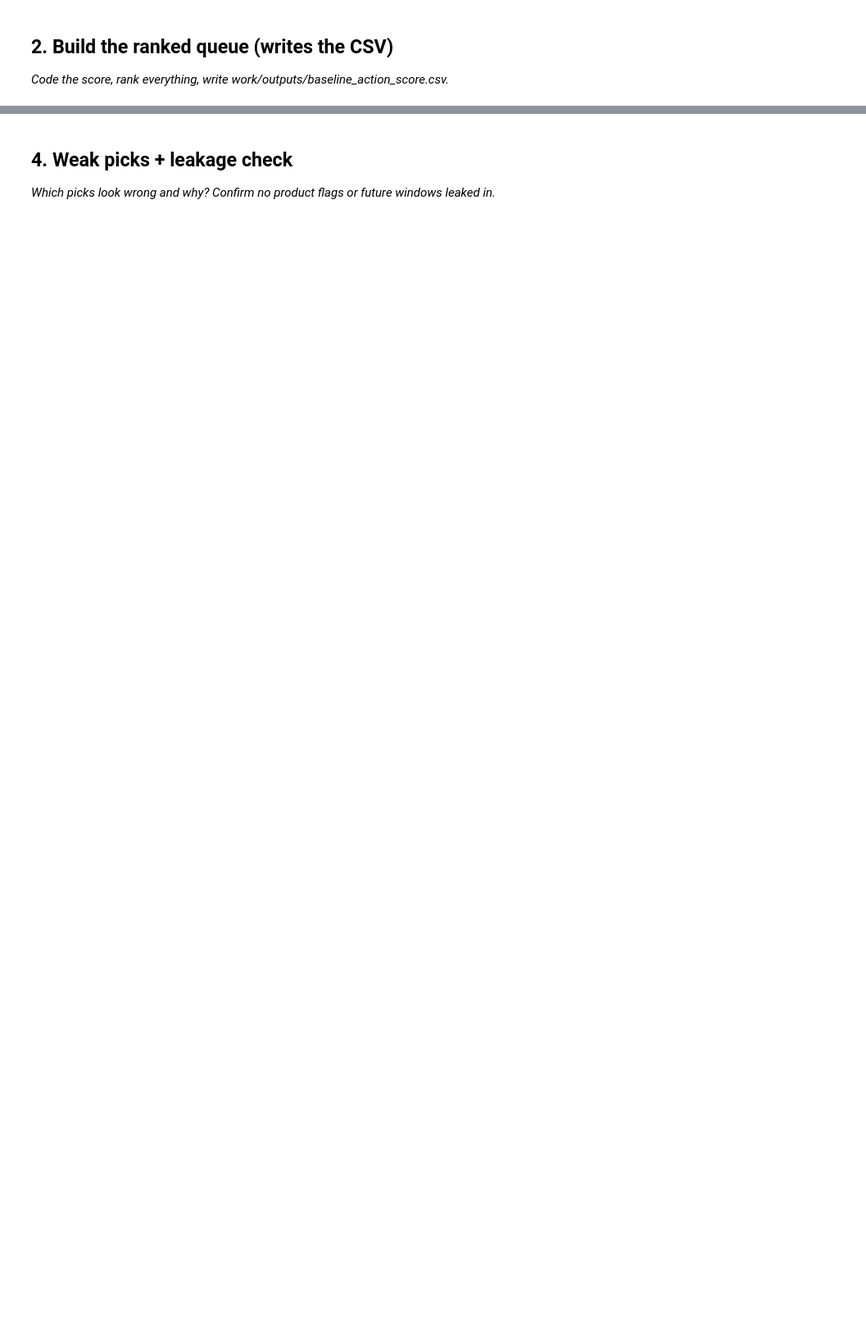
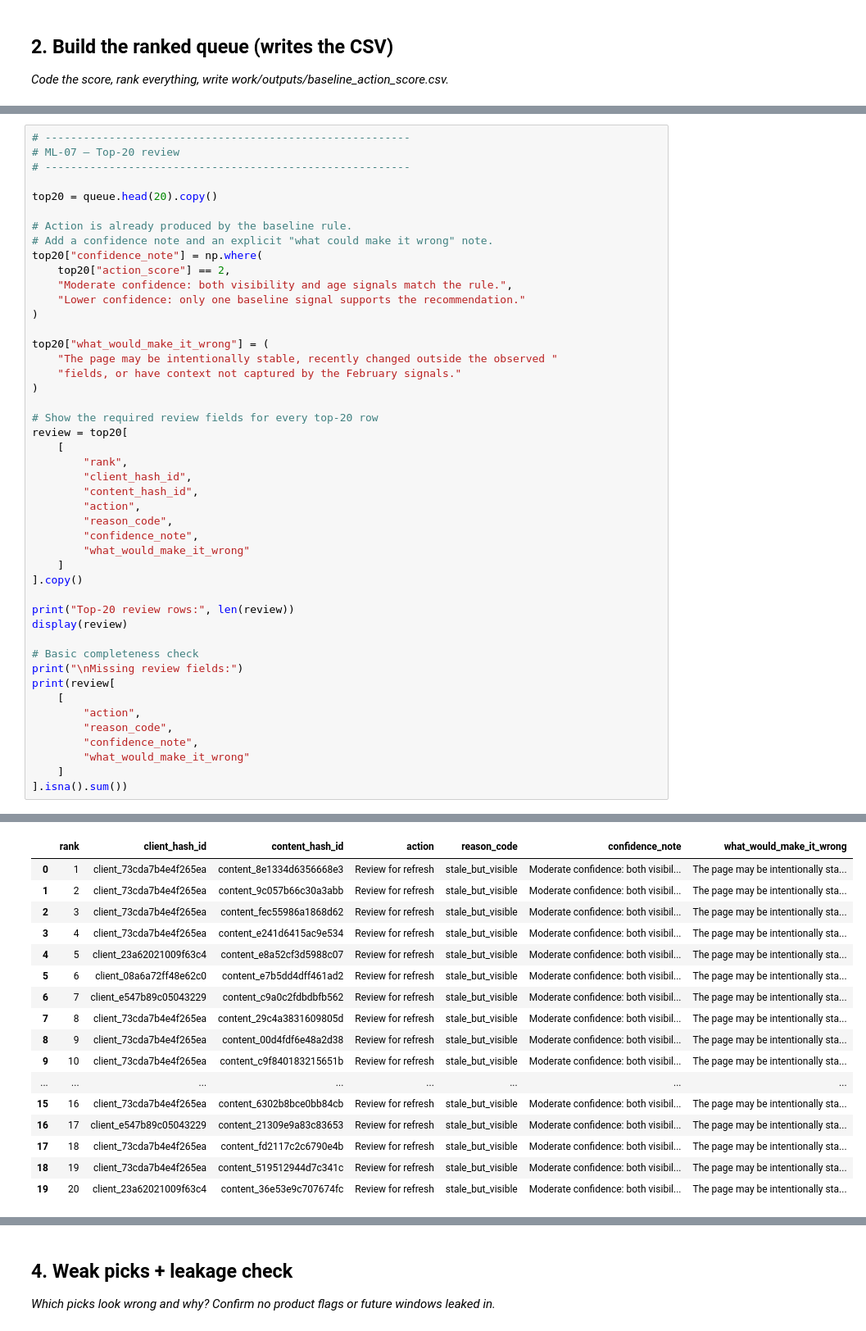
Before and after one commit to Lokeshtiwari723/Proto-ex, a Jupyter notebook: work/notebooks/w04_baseline_score.ipynb, the cells around one changed output, grey strips where cells are left out. Shown at 82% size. Saved outputs shown, nothing was run; the diff lists cells and outputs as text; blank space fills up the shorter version.

Commit message:
Complete ML-07 baseline action score and top-20 review

```diff
--- a/work/notebooks/w04_baseline_score.ipynb
+++ b/work/notebooks/w04_baseline_score.ipynb
@@ -29,0 +443,47 @@ This skeleton is yours to fill. Work the sections **in order** — each one has
+# %%
+# ---------------------------------------------------------
+# ML-07 — Top-20 review
+# ---------------------------------------------------------
+
+top20 = queue.head(20).copy()
+
+# Action is already produced by the baseline rule.
+# Add a confidence note and an explicit "what could make it wrong" note.
+top20["confidence_note"] = np.where(
+    top20["action_score"] == 2,
+    "Moderate confidence: both visibility and age signals match the rule.",
+    "Lower confidence: only one baseline signal supports the recommendation."
+)
+
+top20["what_would_make_it_wrong"] = (
+    "The page may be intentionally stable, recently changed outside the observed "
+    "fields, or have context not captured by the February signals."
+)
+
+# Show the required review fields for every top-20 row
+review = top20[
+    [
+        "rank",
+        "client_hash_id",
+        "content_hash_id",
+        "action",
+        "reason_code",
+        "confidence_note",
+        "what_would_make_it_wrong"
+    ]
+].copy()
+
+print("Top-20 review rows:", len(review))
+display(review)
+
+# Basic completeness check
+print("\nMissing review fields:")
+print(review[
+    [
+        "action",
+        "reason_code",
+        "confidence_note",
+        "what_would_make_it_wrong"
+    ]
+].isna().sum())
+# %% [output]
@@ -29,0 +491,17 @@ This skeleton is yours to fill. Work the sections **in order** — each one has
+|  | rank | client_hash_id | content_hash_id | action | reason_code | confidence_note | what_would_make_it_wrong |
+| 0 | 1 | client_73cda7b4e4f265ea | content_8e1334d6356668e3 | Review for refresh | stale_but_visible | Moderate confidence: both visibil... | The page may be intentionally sta... |
+| 1 | 2 | client_73cda7b4e4f265ea | content_9c057b66c30a3abb | Review for refresh | stale_but_visible | Moderate confidence: both visibil... | The page may be intentionally sta... |
+| 2 | 3 | client_73cda7b4e4f265ea | content_fec55986a1868d62 | Review for refresh | stale_but_visible | Moderate confidence: both visibil... | The page may be intentionally sta... |
+| 3 | 4 | client_73cda7b4e4f265ea | content_e241d6415ac9e534 | Review for refresh | stale_but_visible | Moderate confidence: both visibil... | The page may be intentionally sta... |
+| 4 | 5 | client_23a62021009f63c4 | content_e8a52cf3d5988c07 | Review for refresh | stale_but_visible | Moderate confidence: both visibil... | The page may be intentionally sta... |
+| 5 | 6 | client_08a6a72ff48e62c0 | content_e7b5dd4dff461ad2 | Review for refresh | stale_but_visible | Moderate confidence: both visibil... | The page may be intentionally sta... |
+| 6 | 7 | client_e547b89c05043229 | content_c9a0c2fdbdbfb562 | Review for refresh | stale_but_visible | Moderate confidence: both visibil... | The page may be intentionally sta... |
+| 7 | 8 | client_73cda7b4e4f265ea | content_29c4a3831609805d | Review for refresh | stale_but_visible | Moderate confidence: both visibil... | The page may be intentionally sta... |
+| 8 | 9 | client_73cda7b4e4f265ea | content_00d4fdf6e48a2d38 | Review for refresh | stale_but_visible | Moderate confidence: both visibil... | The page may be intentionally sta... |
+| 9 | 10 | client_73cda7b4e4f265ea | content_c9f840183215651b | Review for refresh | stale_but_visible | Moderate confidence: both visibil... | The page may be intentionally sta... |
+| ... | ... | ... | ... | ... | ... | ... | ... |
+| 15 | 16 | client_73cda7b4e4f265ea | content_6302b8bce0bb84cb | Review for refresh | stale_but_visible | Moderate confidence: both visibil... | The page may be intentionally sta... |
+| 16 | 17 | client_e547b89c05043229 | content_21309e9a83c83653 | Review for refresh | stale_but_visible | Moderate confidence: both visibil... | The page may be intentionally sta... |
+| 17 | 18 | client_73cda7b4e4f265ea | content_fd2117c2c6790e4b | Review for refresh | stale_but_visible | Moderate confidence: both visibil... | The page may be intentionally sta... |
+| 18 | 19 | client_73cda7b4e4f265ea | content_519512944d7c341c | Review for refresh | stale_but_visible | Moderate confidence: both visibil... | The page may be intentionally sta... |
+| 19 | 20 | client_23a62021009f63c4 | content_36e53e9c707674fc | Review for refresh | stale_but_visible | Moderate confidence: both visibil... | The page may be intentionally sta... |
```
Also changed, not shown: parts of 11 cells of this notebook.
